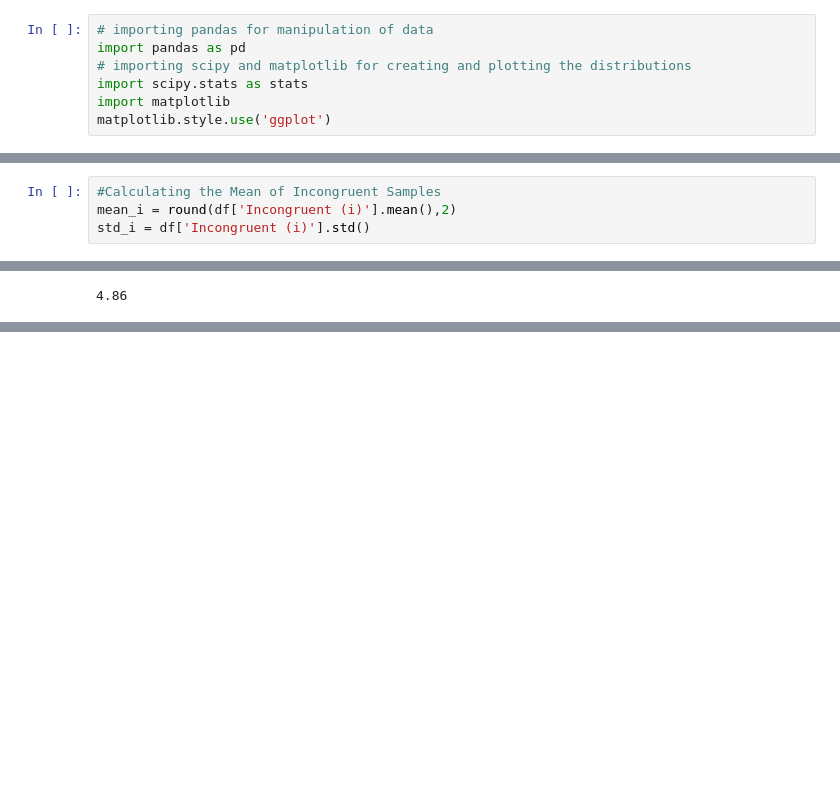
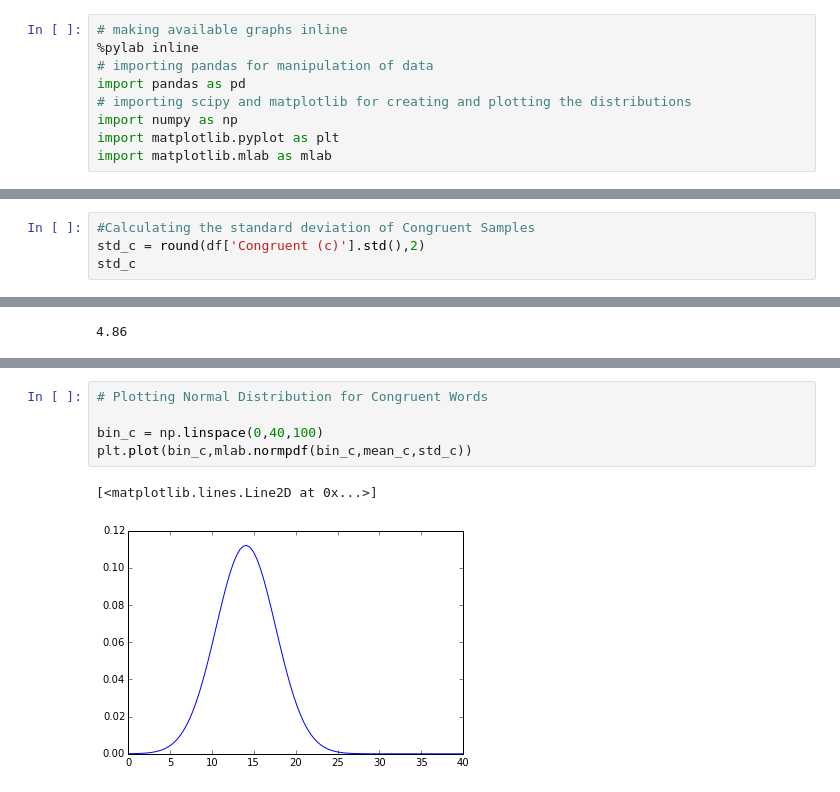
Before and after one commit to laurauzcategui/NDProject1_pphenom, a Jupyter notebook: StroopEffect.ipynb, the cells around one changed output, grey strips where cells are left out. Drawn from its saved outputs; the diff is of its cells as text; blank space fills up the shorter version.

Commit message:
Adding the final versions of the plots and the results

```diff
--- a/StroopEffect.ipynb
+++ b/StroopEffect.ipynb
@@ -30,7 +30,9 @@ The statistical test to perfom will be : 2-Sample T-Test, since we have 2 sample
 # %%
+# making available graphs inline
+%pylab inline
 # importing pandas for manipulation of data
 import pandas as pd
 # importing scipy and matplotlib for creating and plotting the distributions
-import scipy.stats as stats
-import matplotlib
-matplotlib.style.use('ggplot')
+import numpy as np
+import matplotlib.pyplot as plt
+import matplotlib.mlab as mlab
@@ -64,4 +87,4 @@ mean_c
 # %%
-#Calculating the Mean of Incongruent Samples
-mean_i = round(df['Incongruent (i)'].mean(),2)
-std_i = df['Incongruent (i)'].std()
+#Calculating the standard deviation of Congruent Samples
+std_c = round(df['Congruent (c)'].std(),2)
+std_c
@@ -128,0 +142,8 @@ Name: Congruent (c), dtype: float64
+# %%
+# Plotting Normal Distribution for Congruent Words
+
+bin_c = np.linspace(0,40,100)
+plt.plot(bin_c,mlab.normpdf(bin_c,mean_c,std_c))
+# %% [output]
+[<matplotlib.lines.Line2D at 0x...>]
+[figure, added]
```
Also changed, not shown: parts of 24 cells of this notebook.
